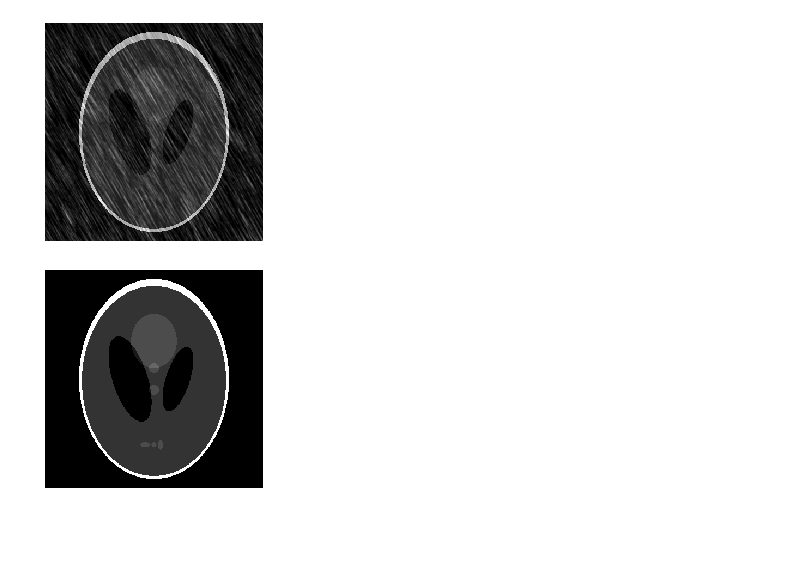
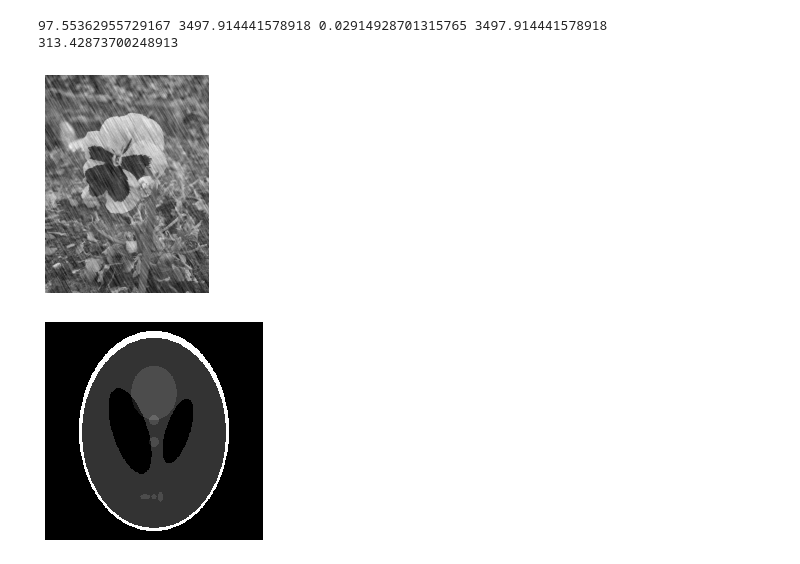
Before and after one commit to Masterpiece-Image/Transformers-Train, a Jupyter notebook: RainGen.ipynb, the cells around one changed output. Saved outputs shown, nothing was run; the diff lists cells and outputs as text; code cells hidden in the pictures; blank space fills up the shorter version.

Commit message:
Update generation pluie

```diff
--- a/RainGen.ipynb
+++ b/RainGen.ipynb
@@ -14,5 +68,5 @@ from skimage.data import shepp_logan_phantom
 # %%
-def gen_pluie(img, seuil=20, longueur_pluie=10, angle_pluie=0, largeur_pluie=1, alpha = 0.8, SNR = 80):
+def gen_pluie_seuil(img, seuil=20, longueur_pluie=10, angle_pluie=0, largeur_pluie=1, alpha = 0.8, SNR = 80):
 
     #calcul du sigma a partir du SNR
     moy = np.mean(img[:])
@@ -58,26 +112,25 @@ def gen_pluie(img, seuil=20, longueur_pluie=10, angle_pluie=0, largeur_pluie=1,
 
     return img_bruitee
 # %%
-img = shepp_logan_phantom();
+img = cv2.imread("2.jpg", 0);
 
 
-seuil = 50
-longueur_pluie = 50 #10 - 60
+longueur_pluie = 40 #10 - 60
 angle_pluie = 30
 largeur_pluie = 3
-alpha = 0.9
-
 
 SNR = 30
+img_bruitee = gen_pluie(img, longueur_pluie, angle_pluie, largeur_pluie, SNR)
 
-img.shape
-img_bruitee = gen_pluie(img, seuil, longueur_pluie, angle_pluie, largeur_pluie, alpha, SNR)
+plt.imshow(img_bruitee, cmap='gray')
+plt.axis('off')
+cv2.imwrite('img_bruitee.jpg', img_bruitee)
 
-plt.imshow(img_bruitee,cmap='gray',interpolation='nearest')
-plt.axis('off')
-plt.savefig('img_bruitee.jpg', bbox_inches='tight', pad_inches=0)
+print(np.max(img_bruitee))
 # %% [output]
+97.55362955729167 3497.914441578918 0.02914928701315765 3497.914441578918
+313.42873700248913
-[figure, old version]
+[figure, new version]
 # %%
 plt.imshow(img,cmap='gray',interpolation='nearest')
 plt.axis('off')
```
Also changed, not shown: parts of 2 cells of this notebook.
